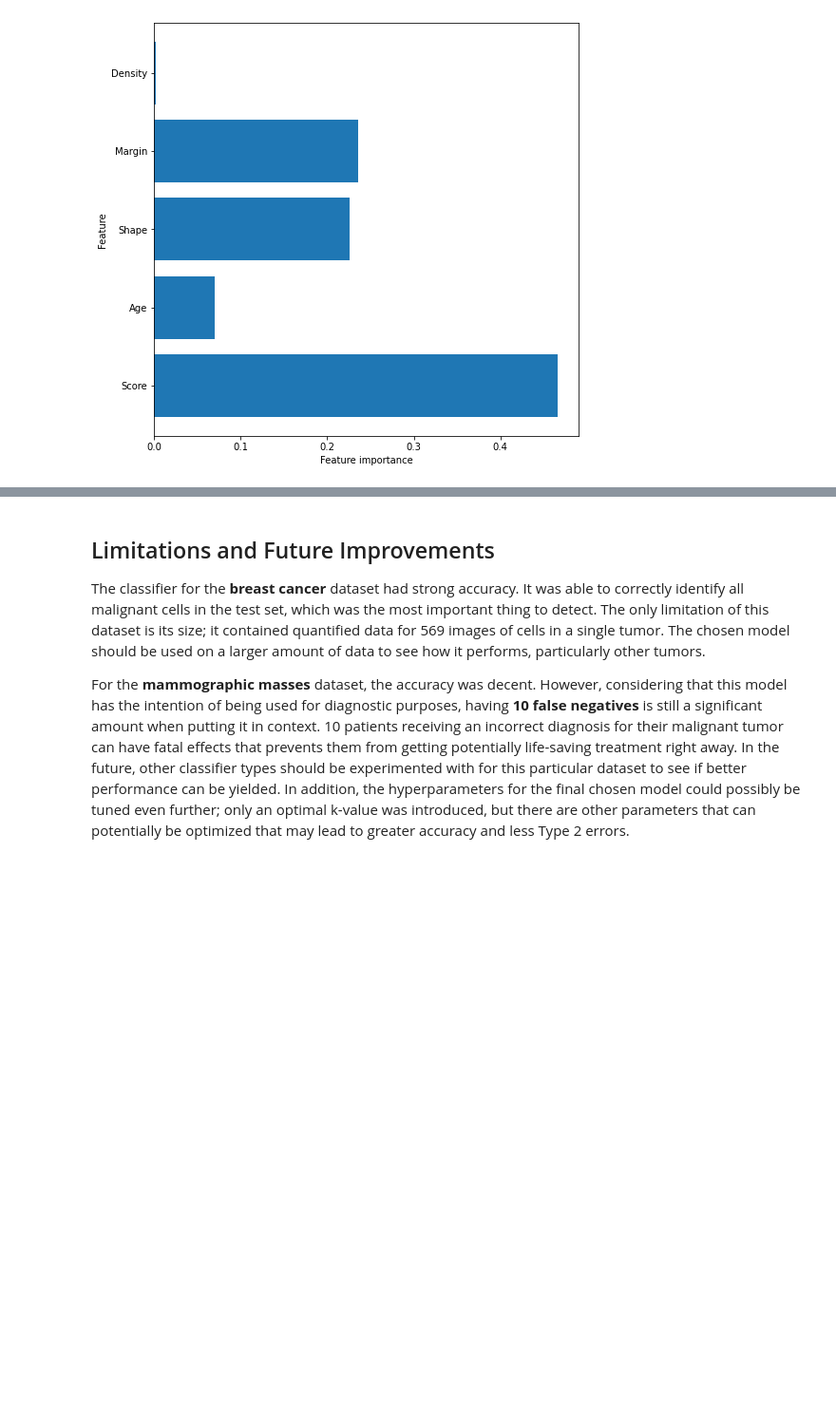
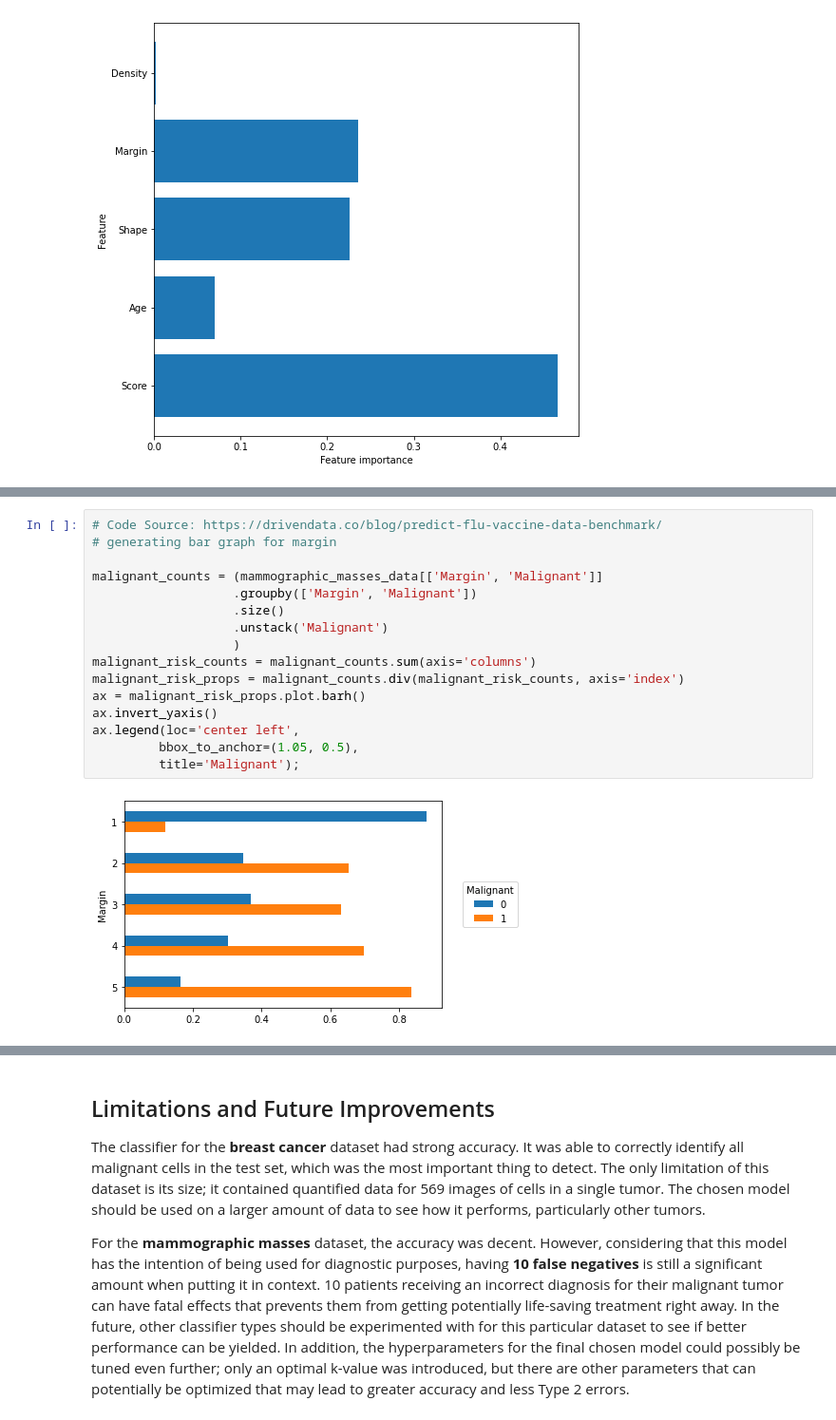
Before and after one commit to jbenedito99/Breast-Cancer-Classification, a Jupyter notebook: notebook.ipynb, the cells around one changed output, grey strips where cells are left out. Shown: that part at 95% size. Cells and saved outputs as stored; diff of their text form; blank space fills up the shorter version.

```diff
--- a/notebook.ipynb
+++ b/notebook.ipynb
@@ -1270,0 +1324,18 @@ plot_feature_importances_mm(forest_tuned_mm)
+# %%
+# Code Source: https://drivendata.co/blog/predict-flu-vaccine-data-benchmark/
+# generating bar graph for margin
+
+malignant_counts = (mammographic_masses_data[['Margin', 'Malignant']]
+                   .groupby(['Margin', 'Malignant'])
+                   .size()
+                   .unstack('Malignant')
+                   )
+malignant_risk_counts = malignant_counts.sum(axis='columns')
+malignant_risk_props = malignant_counts.div(malignant_risk_counts, axis='index')
+ax = malignant_risk_props.plot.barh()
+ax.invert_yaxis()
+ax.legend(loc='center left',
+         bbox_to_anchor=(1.05, 0.5),
+         title='Malignant');
+# %% [output]
+[figure, added]
```
Also changed, not shown: parts of 25 cells of this notebook.
